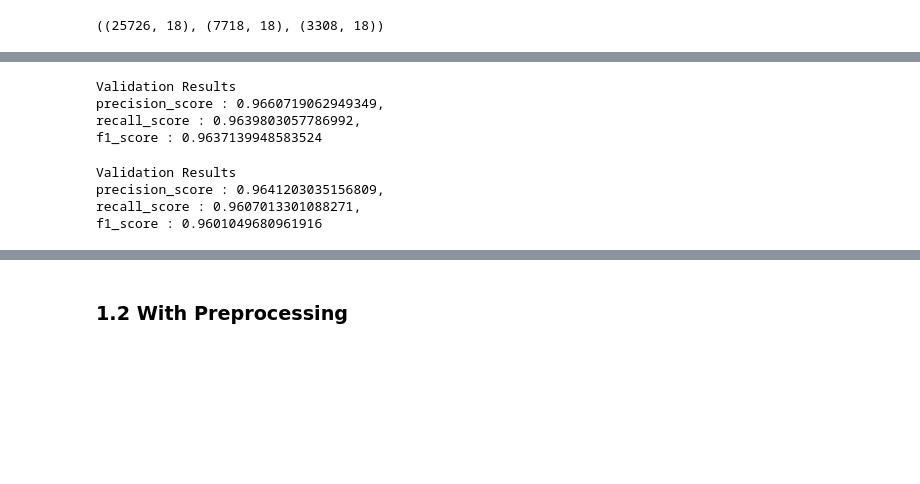
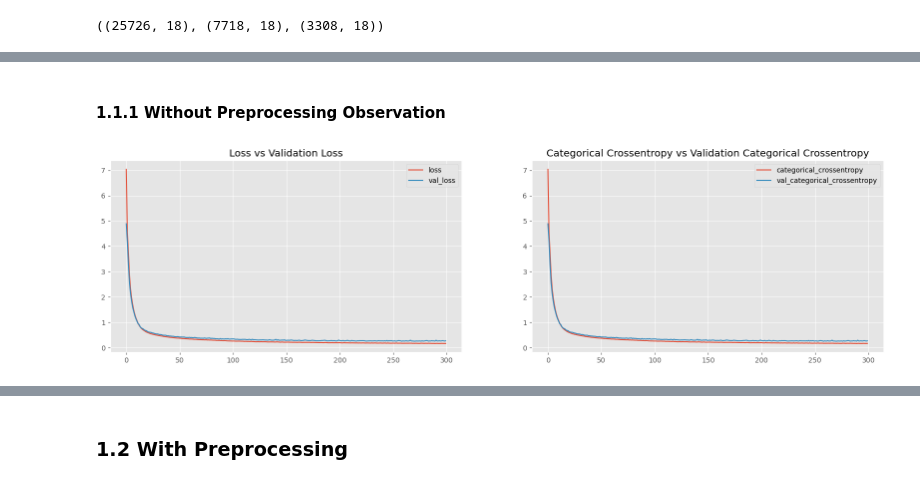
Before and after one commit to SarkarPriyanshu/DataScienceAssign, a Jupyter notebook: ResoluteAI_Task_2_Classification.ipynb, the cells around one changed output, grey strips where cells are left out. Saved outputs shown, nothing was run; the diff lists cells and outputs as text; code cells hidden in the pictures; blank space fills up the shorter version.

```diff
--- a/ResoluteAI_Task_2_Classification.ipynb
+++ b/ResoluteAI_Task_2_Classification.ipynb
@@ -209,14 +225,6 @@ Model_1_1_test_predictions = Model_1_1_test_pred.argmax(axis=1)
-# %%
-print(f"Validation Results \nprecision_score : {precision_score(Model_1_1_val_orig,Model_1_1_val_predictions, average='weighted')},\nrecall_score : {recall_score(Model_1_1_val_orig,Model_1_1_val_predictions, average='weighted')},\nf1_score : {f1_score(Model_1_1_val_orig,Model_1_1_val_predictions, average='weighted')}")
-# %% [output]
-Validation Results
-precision_score : 0.9660719062949349,
-recall_score : 0.9639803057786992,
-f1_score : 0.9637139948583524
-# %%
-print(f"Validation Results \nprecision_score : {precision_score(Model_1_1_test_orig,Model_1_1_test_predictions, average='weighted')},\nrecall_score : {recall_score(Model_1_1_test_orig,Model_1_1_test_predictions, average='weighted')},\nf1_score : {f1_score(Model_1_1_test_orig,Model_1_1_test_predictions, average='weighted')}")
-# %% [output]
-Validation Results
-precision_score : 0.9641203035156809,
-recall_score : 0.9607013301088271,
-f1_score : 0.9601049680961916
+# %% [markdown]
+#### 1.1.1 **Without Preprocessing Observation**
+# %%
+ShowResultPlot(Model_1_1)
+# %% [output]
+[figure, added]
```
Also changed, not shown: parts of 81 cells of this notebook.
